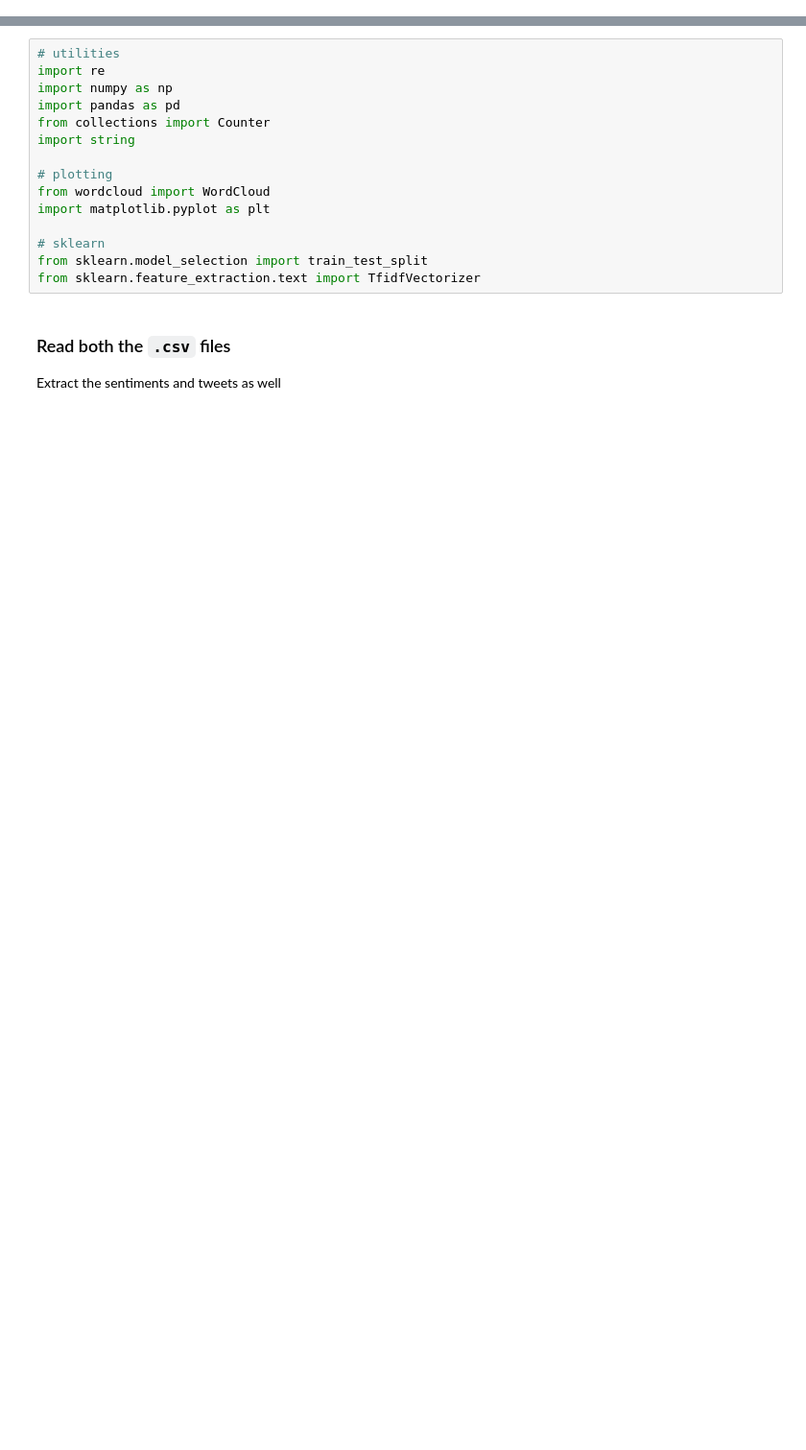
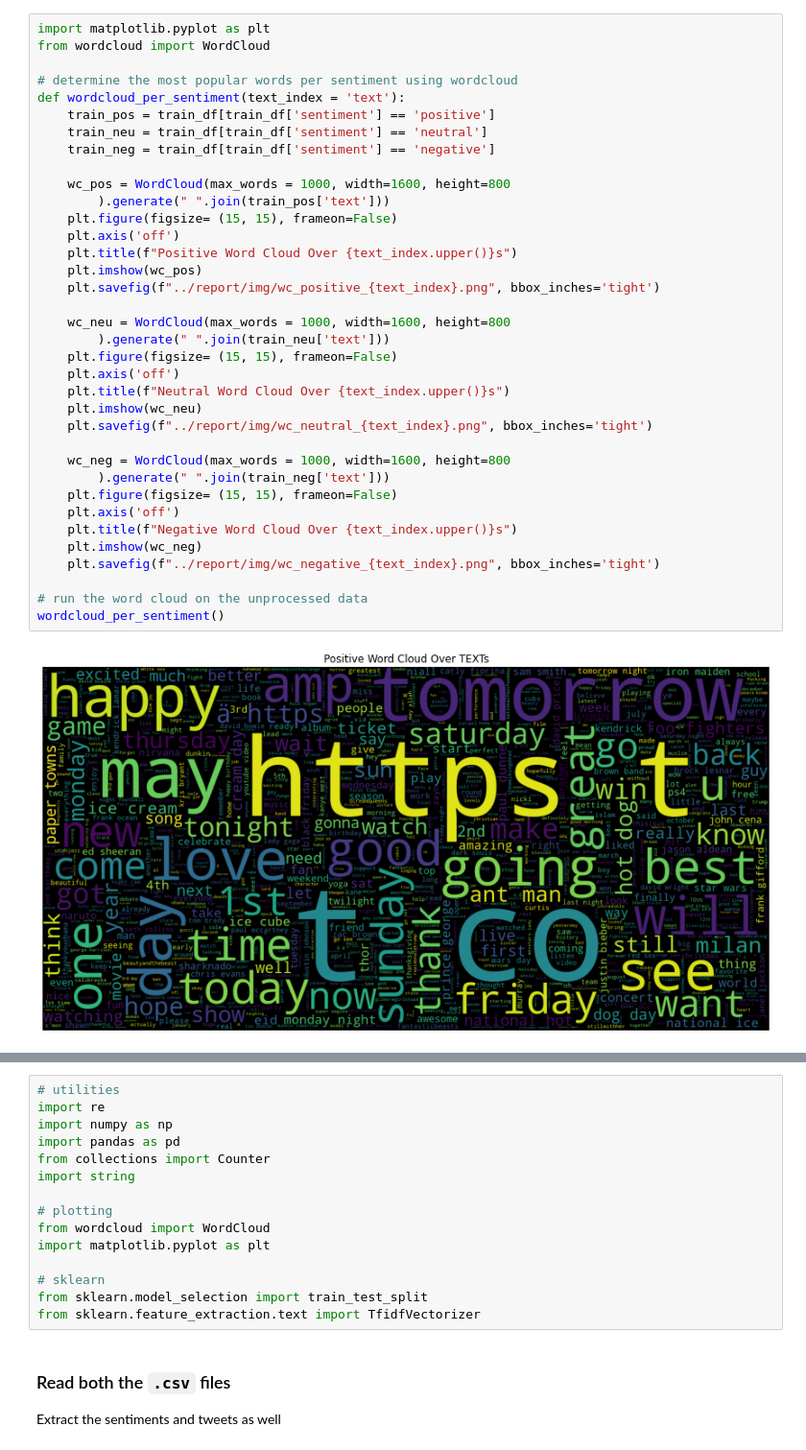
Before and after one commit to DigitalData/unimelb.comp30027.ml-assignment-2, a Jupyter notebook: code/sentiment-analysis.ipynb, the cells around one changed output, grey strips where cells are left out. Shown at 96% size. Drawn from its saved outputs; the diff is of its cells as text; blank space fills up the shorter version.

Commit message:
Generate a few results

```diff
--- a/code/sentiment-analysis.ipynb
+++ b/code/sentiment-analysis.ipynb
@@ -11,0 +119,38 @@
+# %%
+import matplotlib.pyplot as plt
+from wordcloud import WordCloud
+
+# determine the most popular words per sentiment using wordcloud
+def wordcloud_per_sentiment(text_index = 'text'):
+    train_pos = train_df[train_df['sentiment'] == 'positive']
+    train_neu = train_df[train_df['sentiment'] == 'neutral']
+    train_neg = train_df[train_df['sentiment'] == 'negative']
+
+    wc_pos = WordCloud(max_words = 1000, width=1600, height=800
+        ).generate(" ".join(train_pos['text']))
+    plt.figure(figsize= (15, 15), frameon=False)
+    plt.axis('off')
+    plt.title(f"Positive Word Cloud Over {text_index.upper()}s")
+    plt.imshow(wc_pos)
+    plt.savefig(f"../report/img/wc_positive_{text_index}.png", bbox_inches='tight')
+
+    wc_neu = WordCloud(max_words = 1000, width=1600, height=800
+        ).generate(" ".join(train_neu['text']))
+    plt.figure(figsize= (15, 15), frameon=False)
+    plt.axis('off')
+    plt.title(f"Neutral Word Cloud Over {text_index.upper()}s")
+    plt.imshow(wc_neu)
+    plt.savefig(f"../report/img/wc_neutral_{text_index}.png", bbox_inches='tight')
+
+    wc_neg = WordCloud(max_words = 1000, width=1600, height=800
+        ).generate(" ".join(train_neg['text']))
+    plt.figure(figsize= (15, 15), frameon=False)
+    plt.axis('off')
+    plt.title(f"Negative Word Cloud Over {text_index.upper()}s")
+    plt.imshow(wc_neg)
+    plt.savefig(f"../report/img/wc_negative_{text_index}.png", bbox_inches='tight')
+
+# run the word cloud on the unprocessed data
+wordcloud_per_sentiment()
+# %% [output]
+[figure, added]
```
Also changed, not shown: parts of 20 cells of this notebook, 18 other files.
